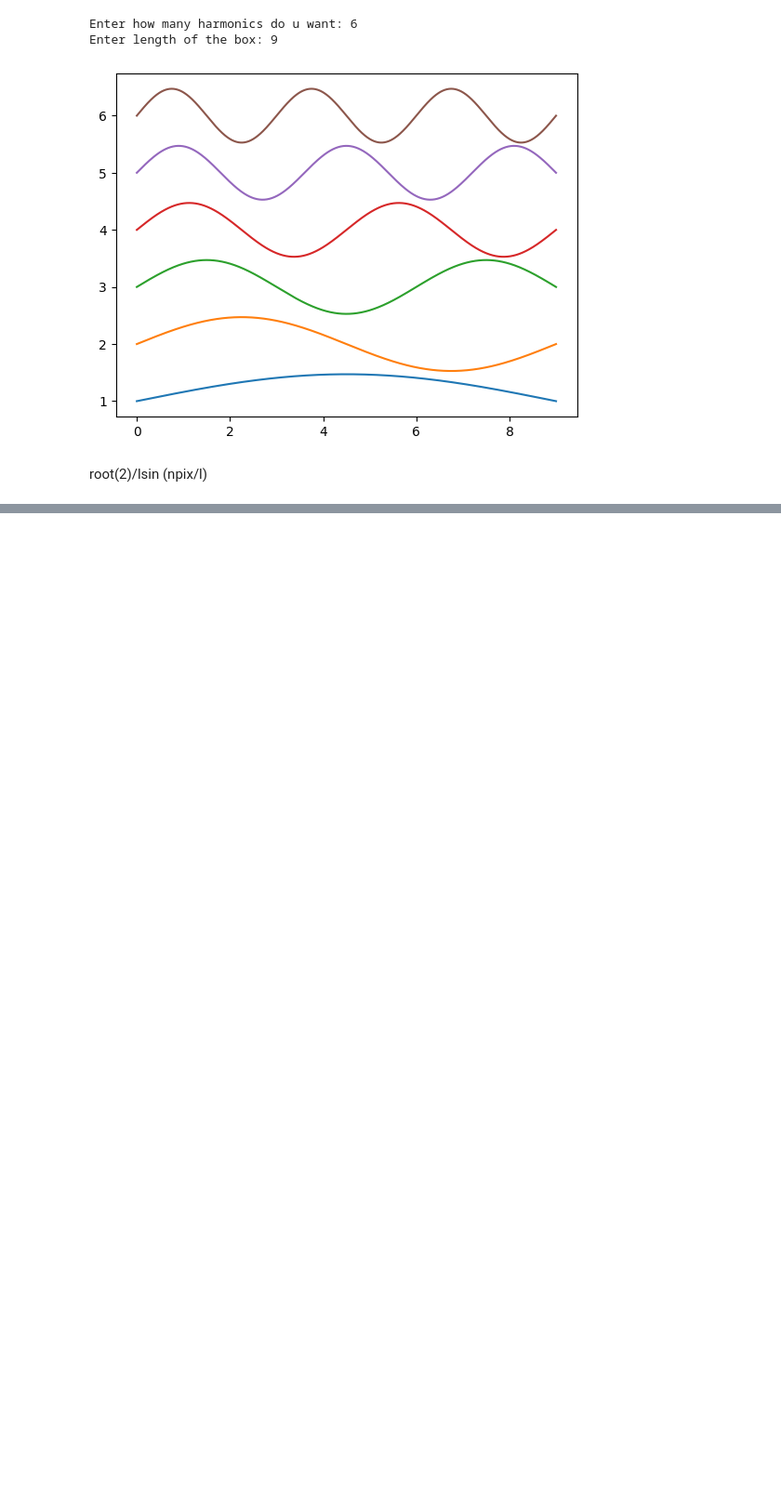
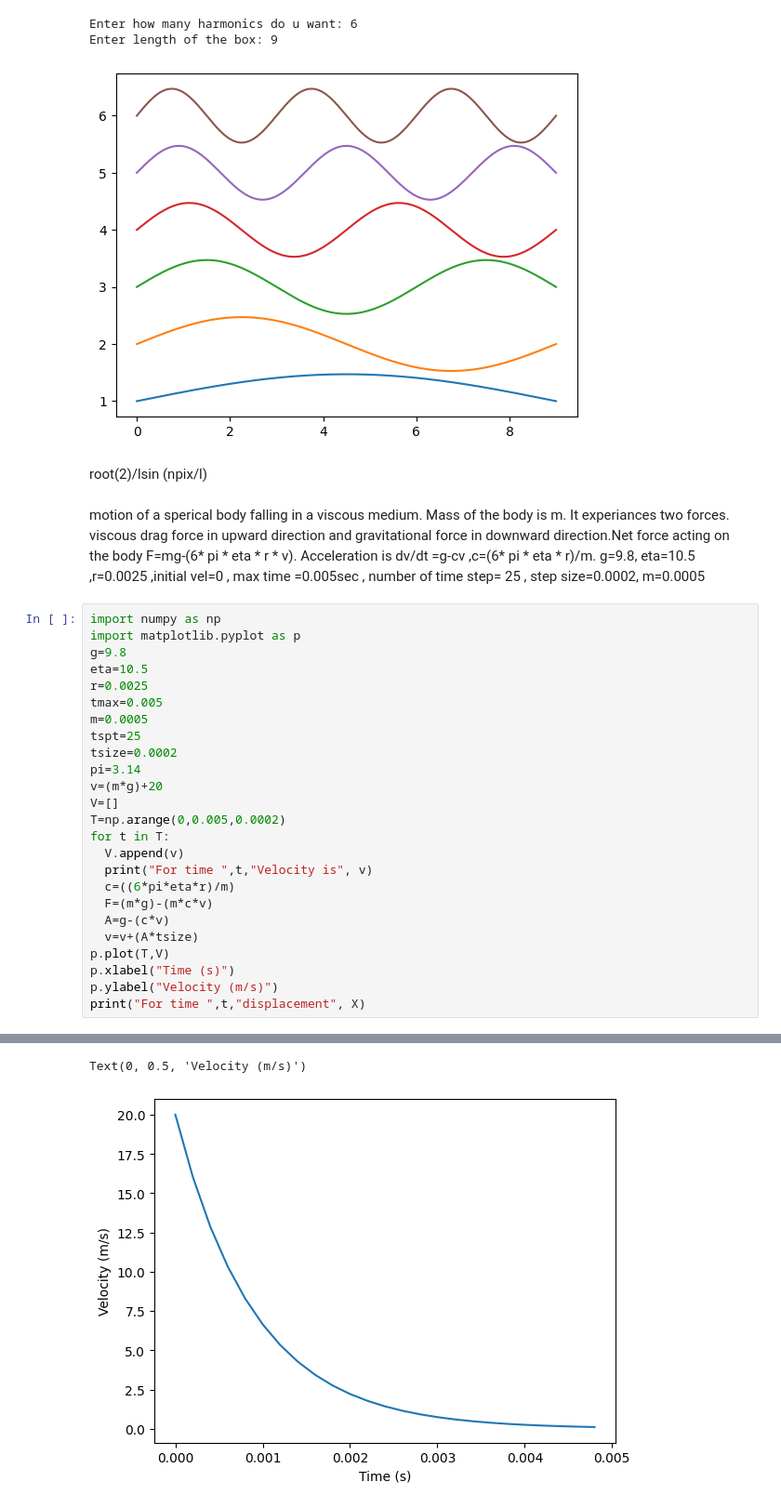
Before and after one commit to AbhinavKP01/simulationlab, a Jupyter notebook: simulation_lab.ipynb, the cells around one changed output, grey strips where cells are left out. Shown at 93% size. Cells and saved outputs as stored; diff of their text form; blank space fills up the shorter version.

```diff
--- a/simulation_lab.ipynb
+++ b/simulation_lab.ipynb
@@ -16,3 +16,33 @@ Enter length of the box: 9
 [figure]
 # %% [markdown]
 root(2)/lsin (npix/l)
+# %% [markdown]
+motion of a sperical body falling in a viscous medium. Mass of the body is m. It experiances two forces. viscous drag force in upward direction and gravitational force in downward direction.Net force acting on the body F=mg-(6* pi * eta * r * v).
+Acceleration is dv/dt =g-cv ,c=(6* pi * eta * r)/m.
+g=9.8, eta=10.5 ,r=0.0025 ,initial vel=0 , max time =0.005sec , number of time step= 25 , step size=0.0002, m=0.0005
+# %%
+import numpy as np
+import matplotlib.pyplot as p
+g=9.8
+eta=10.5
+r=0.0025
+tmax=0.005
+m=0.0005
+tspt=25
+tsize=0.0002
+pi=3.14
+v=(m*g)+20
+V=[]
+T=np.arange(0,0.005,0.0002)
+for t in T:
+  V.append(v)
+  print("For time ",t,"Velocity is", v)
+  c=((6*pi*eta*r)/m)
+  F=(m*g)-(m*c*v)
+  A=g-(c*v)
+  v=v+(A*tsize)
+p.plot(T,V)
+p.xlabel("Time (s)")
+p.ylabel("Velocity (m/s)")
+print("For time ",t,"displacement", X)
+# %% [output]
@@ -18,0 +66,2 @@ root(2)/lsin (npix/l)
+Text(0, 0.5, 'Velocity (m/s)')
+[figure, added]
```
Also changed, not shown: parts of 12 cells of this notebook.
